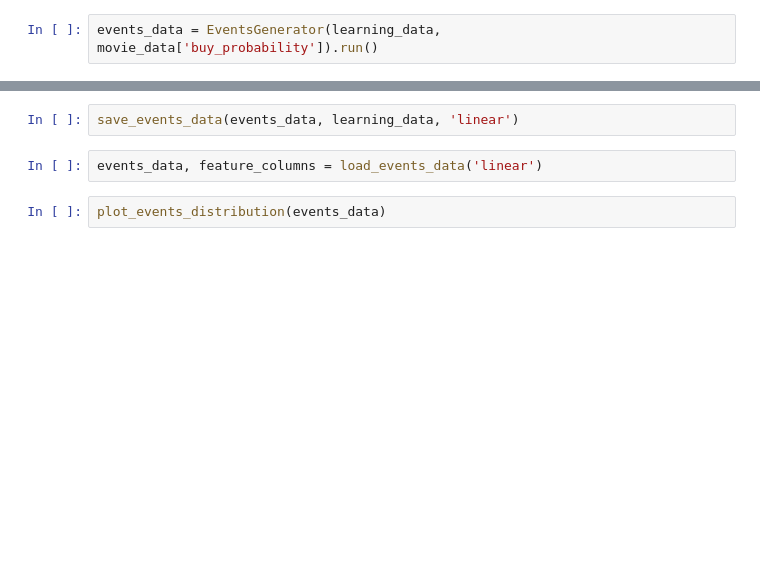
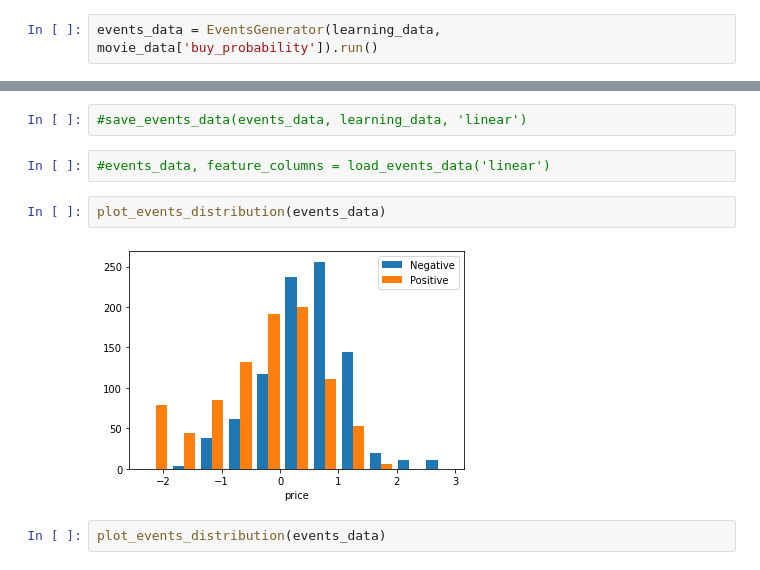
Before and after one commit to ec2604/RCPS_ranker, a Jupyter notebook: Ranking_movies.ipynb, the cells around one changed output, grey strips where cells are left out. Cells and saved outputs as stored; diff of their text form; blank space fills up the shorter version.

```diff
--- a/Ranking_movies.ipynb
+++ b/Ranking_movies.ipynb
@@ -411,7 +421,11 @@ events_data = EventsGenerator(learning_data, movie_data['buy_probability']).run(
 # %%
-save_events_data(events_data, learning_data, 'linear')
+#save_events_data(events_data, learning_data, 'linear')
 # %%
-events_data, feature_columns = load_events_data('linear')
+#events_data, feature_columns = load_events_data('linear')
+# %%
+plot_events_distribution(events_data)
+# %% [output]
+[figure, added]
 # %%
 plot_events_distribution(events_data)
 # %% [output]
```
Also changed, not shown: parts of 3 cells of this notebook, 5 other files.
